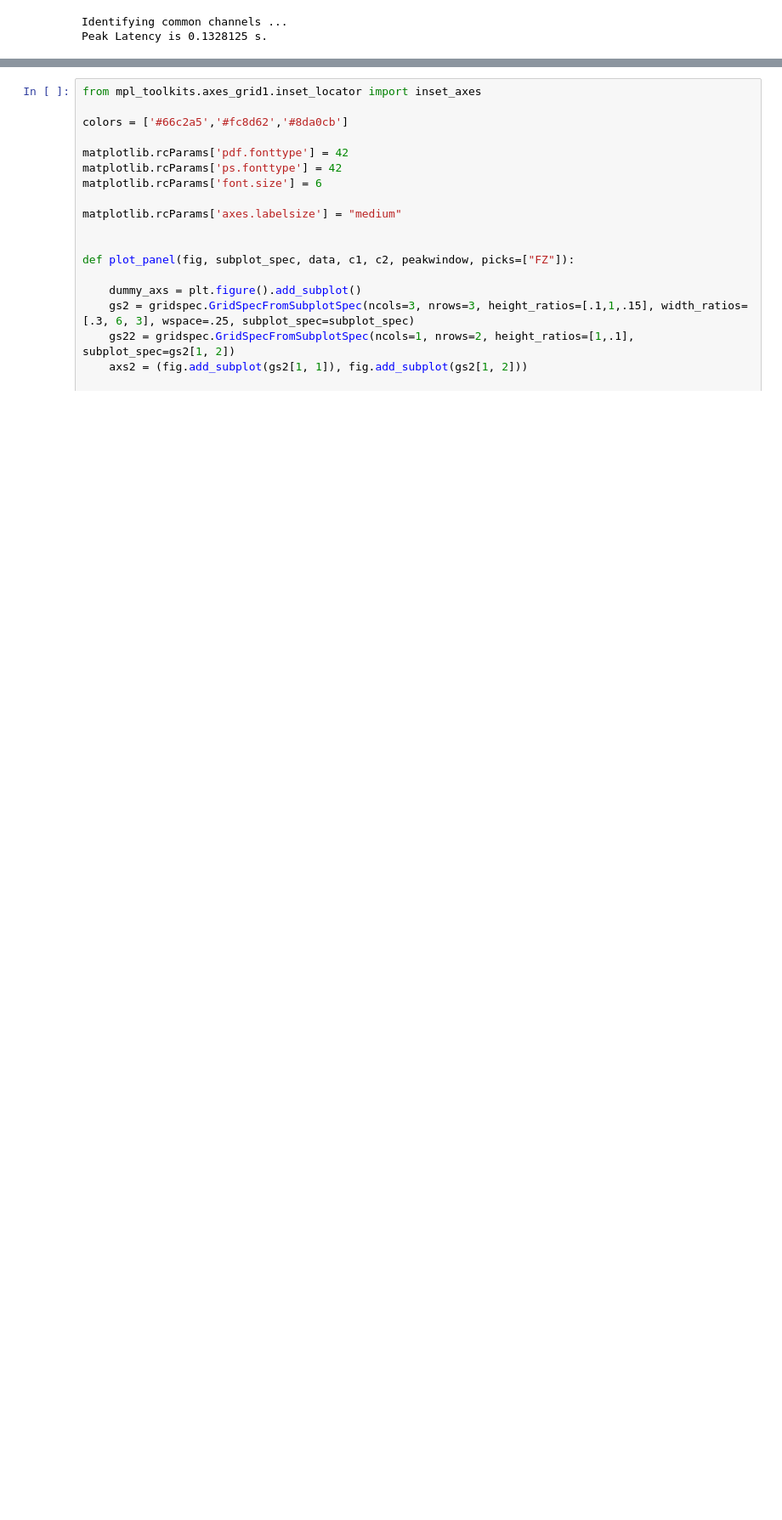
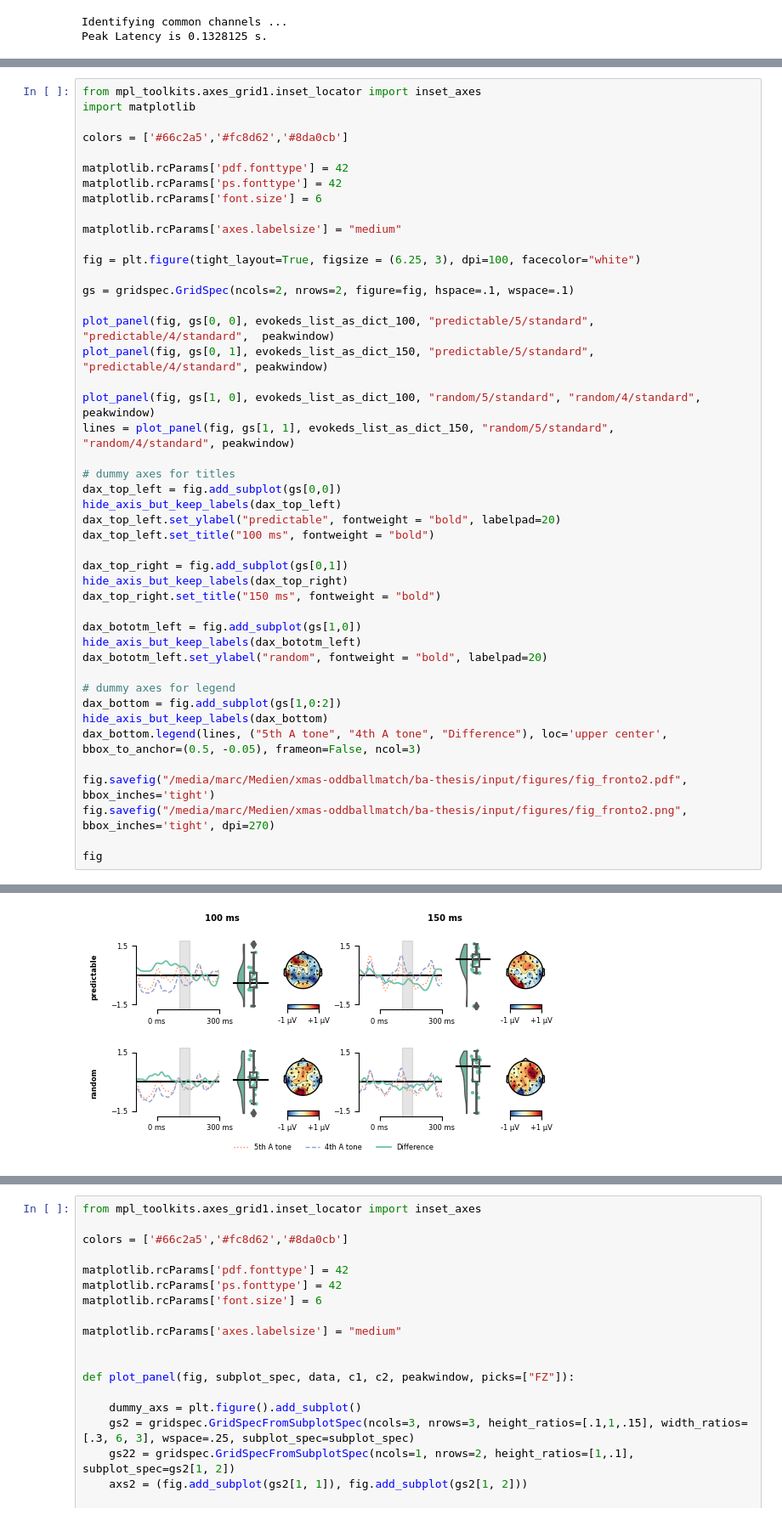
Before and after one commit to marcpabst/xmas-oddballmatch, a Jupyter notebook: analysis/viz_ERPs.ipynb, the cells around one changed output, grey strips where cells are left out. Shown at 85% size. Drawn from its saved outputs; the diff is of its cells as text; blank space fills up the shorter version.

```diff
--- a/analysis/viz_ERPs.ipynb
+++ b/analysis/viz_ERPs.ipynb
@@ -474,0 +475,46 @@ Identifying common channels ...
+# %%
+from mpl_toolkits.axes_grid1.inset_locator import inset_axes
+import matplotlib
+
+colors = ['#66c2a5','#fc8d62','#8da0cb']
+
+matplotlib.rcParams['pdf.fonttype'] = 42
+matplotlib.rcParams['ps.fonttype'] = 42
+matplotlib.rcParams['font.size'] = 6
+
+matplotlib.rcParams['axes.labelsize'] = "medium"
+
+fig = plt.figure(tight_layout=True, figsize = (6.25, 3), dpi=100, facecolor="white")
+
+gs = gridspec.GridSpec(ncols=2, nrows=2, figure=fig, hspace=.1, wspace=.1)
+
+plot_panel(fig, gs[0, 0], evokeds_list_as_dict_100, "predictable/5/standard", "predictable/4/standard",  peakwindow)
+plot_panel(fig, gs[0, 1], evokeds_list_as_dict_150, "predictable/5/standard", "predictable/4/standard", peakwindow)
+
+plot_panel(fig, gs[1, 0], evokeds_list_as_dict_100, "random/5/standard", "random/4/standard", peakwindow)
+lines = plot_panel(fig, gs[1, 1], evokeds_list_as_dict_150, "random/5/standard", "random/4/standard", peakwindow)
+
+# dummy axes for titles
+dax_top_left = fig.add_subplot(gs[0,0])
+hide_axis_but_keep_labels(dax_top_left)
+dax_top_left.set_ylabel("predictable", fontweight = "bold", labelpad=20)
+dax_top_left.set_title("100 ms", fontweight = "bold")
+
+dax_top_right = fig.add_subplot(gs[0,1])
+hide_axis_but_keep_labels(dax_top_right)
+dax_top_right.set_title("150 ms", fontweight = "bold")
+
+dax_bototm_left = fig.add_subplot(gs[1,0])
+hide_axis_but_keep_labels(dax_bototm_left)
+dax_bototm_left.set_ylabel("random", fontweight = "bold", labelpad=20)
+
+# dummy axes for legend
+dax_bottom = fig.add_subplot(gs[1,0:2])
+hide_axis_but_keep_labels(dax_bottom)
+dax_bottom.legend(lines, ("5th A tone", "4th A tone", "Difference"), loc='upper center', bbox_to_anchor=(0.5, -0.05), frameon=False, ncol=3)
+
+fig.savefig("/media/marc/Medien/xmas-oddballmatch/ba-thesis/input/figures/fig_fronto2.pdf", bbox_inches='tight')
+fig.savefig("/media/marc/Medien/xmas-oddballmatch/ba-thesis/input/figures/fig_fronto2.png", bbox_inches='tight', dpi=270)
+
+fig
+# %% [output]
@@ -475,3 +525,4 @@ Identifying common channels ...
+[figure, added]
 # %%
 fig = plt.figure(tight_layout=True, figsize = (6.25, 3), dpi=100, facecolor="white")
 
```
Also changed, not shown: parts of 7 cells of this notebook, 28 other files.
